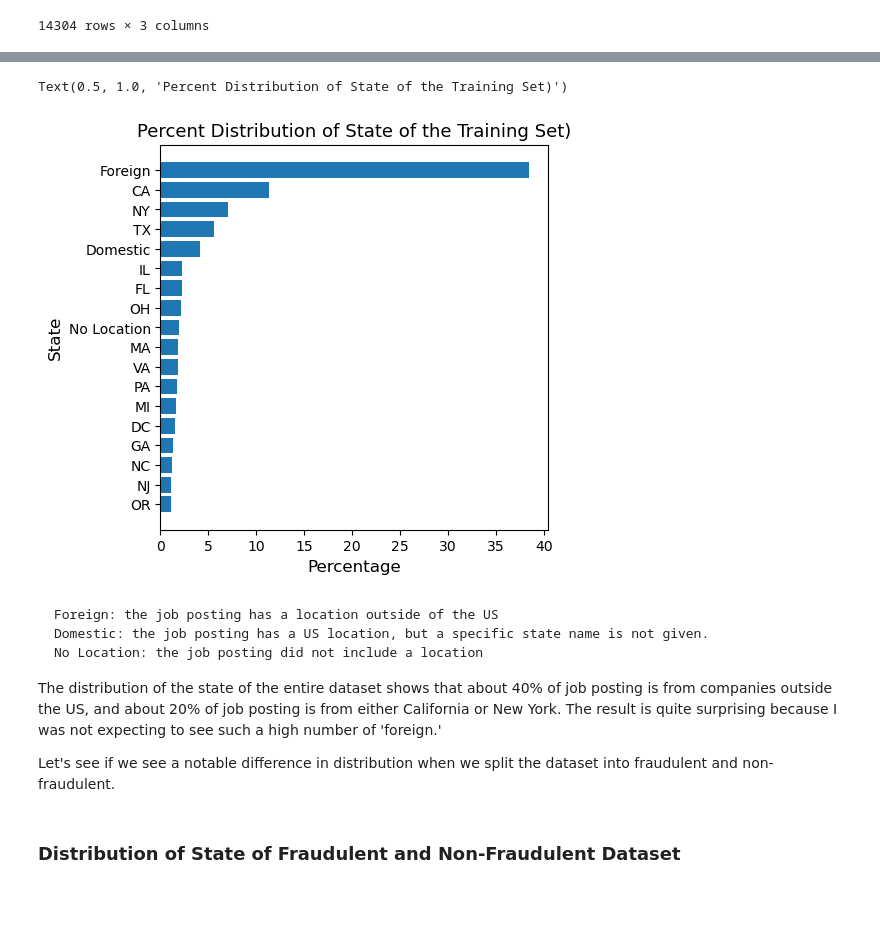
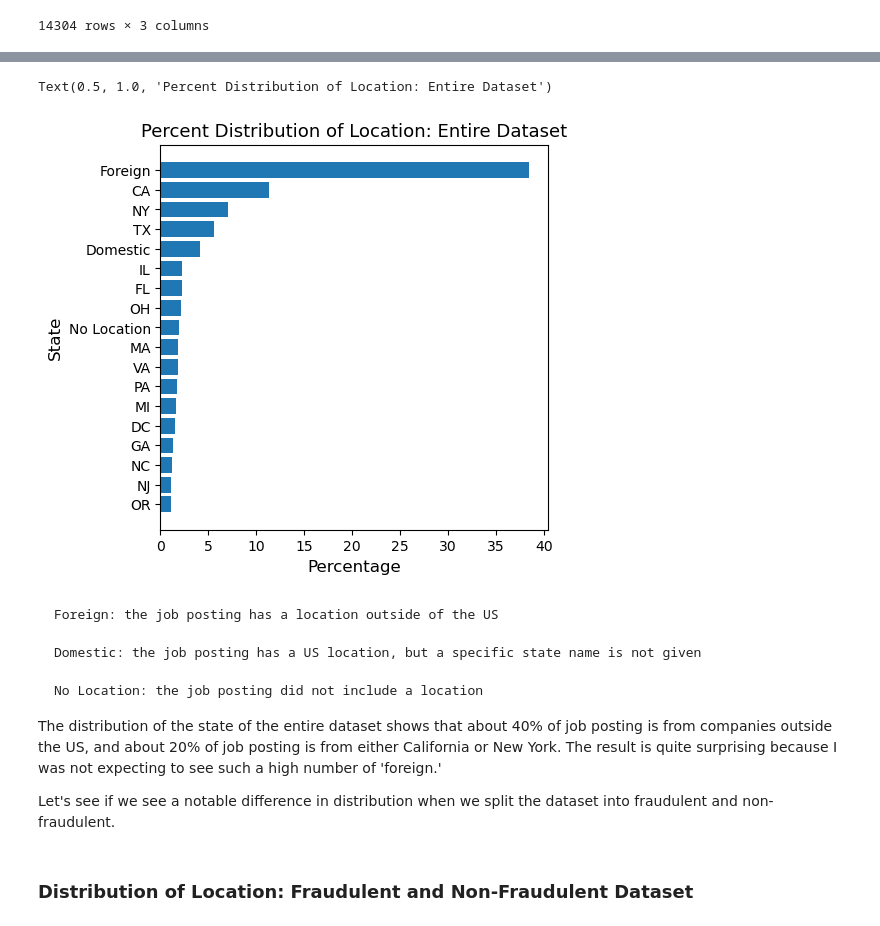
Before and after one commit to dhcheong/ClassifyingFake, a Jupyter notebook: PF.ipynb, the cells around one changed output, grey strips where cells are left out. Saved outputs shown, nothing was run; the diff lists cells and outputs as text; code cells hidden in the pictures; blank space fills up the shorter version.

````diff
--- a/PF.ipynb
+++ b/PF.ipynb
@@ -137,21 +131,23 @@ combined_data
 # %%
 sorted_df = combined_data.sort_values('percentage')
 sorted_df = sorted_df[sorted_df['percentage'] > 1]
 x = sorted_df['state']
 y = sorted_df['percentage']
 
 plt.figure(figsize=(5,5))
 plt.barh(x,y)
 plt.xlabel("Percentage", size=12)
 plt.ylabel("State", size=12)
-plt.title("Percent Distribution of State of the Training Set", size=13)
+plt.title("Percent Distribution of Location: Entire Dataset", size=13)
 # %% [output]
-Text(0.5, 1.0, 'Percent Distribution of State of the Training Set)')
+Text(0.5, 1.0, 'Percent Distribution of Location: Entire Dataset')
-[figure, old version]
+[figure, new version]
 # %% [markdown]
 ```{note}
 Foreign: the job posting has a location outside of the US
-Domestic: the job posting has a US location, but a specific state name is not given.
+
+Domestic: the job posting has a US location, but a specific state name is not given
+
 No Location: the job posting did not include a location
 ```
 
@@ -159,7 +155,7 @@ The distribution of the state of the entire dataset shows that about 40% of job
 
 Let's see if we see a notable difference in distribution when we split the dataset into fraudulent and non-fraudulent.
 # %% [markdown]
-### Distribution of State of Fraudulent and Non-Fraudulent Dataset
+### Distribution of Location: Fraudulent and Non-Fraudulent Dataset
 # %%
 # Convinent function for data frame display
 
````
Also changed, not shown: parts of 4 cells of this notebook.
